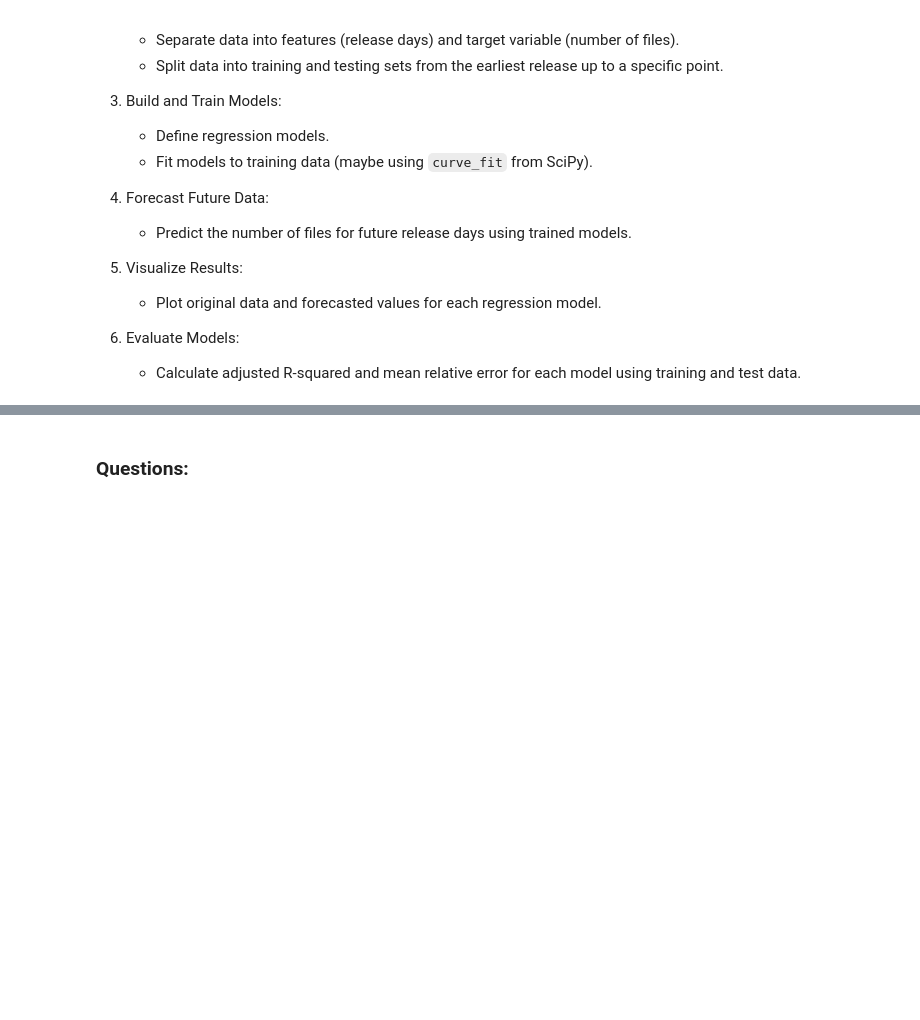
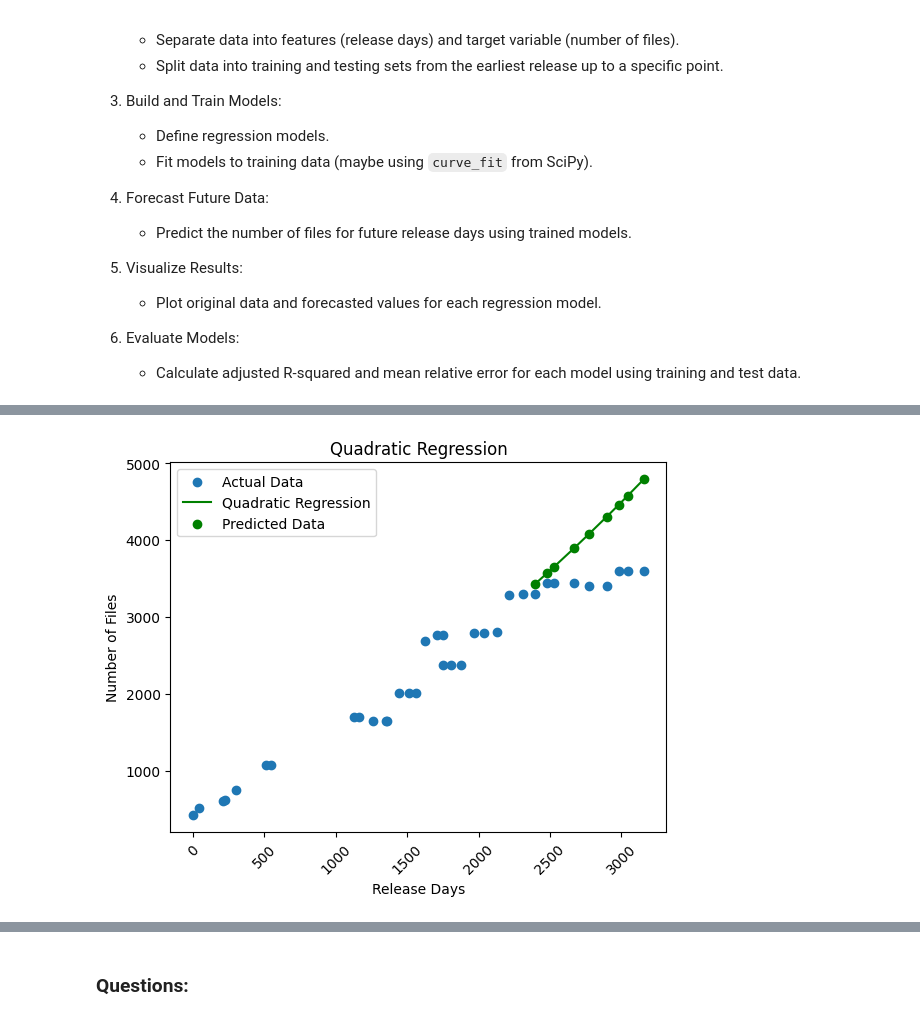
Before and after one commit to ThomasBernard28/Software-Evolution-Practical-Lehmans-Laws, a Jupyter notebook: LawsSoftEvol_CodeCounting.ipynb, the cells around one changed output, grey strips where cells are left out. Saved outputs shown, nothing was run; the diff lists cells and outputs as text; code cells hidden in the pictures; blank space fills up the shorter version.

```diff
--- a/LawsSoftEvol_CodeCounting.ipynb
+++ b/LawsSoftEvol_CodeCounting.ipynb
@@ -301,0 +384,12 @@ Using **Dataset A**, apply parametric regression models (e.g., linear, exponenti
+# %%
+plt.scatter(filtered_data['release_days'], filtered_data['nFiles'], label='Actual Data')
+plt.plot(test_data['release_days'], y_quad_pred, color='green', label='Quadratic Regression')
+plt.scatter(test_data['release_days'], y_quad_pred, color='green', label='Predicted Data')
+plt.xlabel('Release Days')
+plt.ylabel('Number of Files')
+plt.title('Quadratic Regression')
+plt.legend()
+plt.xticks(rotation=45)
+plt.show()
+# %% [output]
+[figure, added]
```
Also changed, not shown: parts of 17 cells of this notebook.
